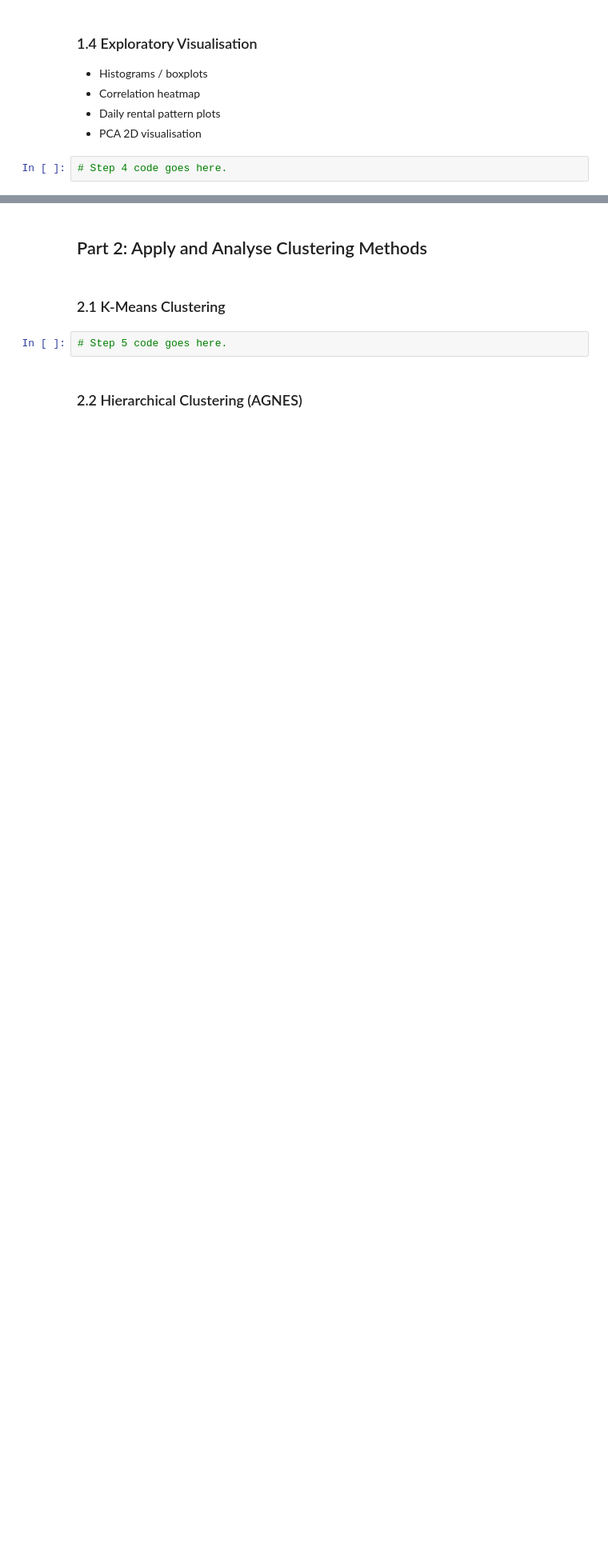
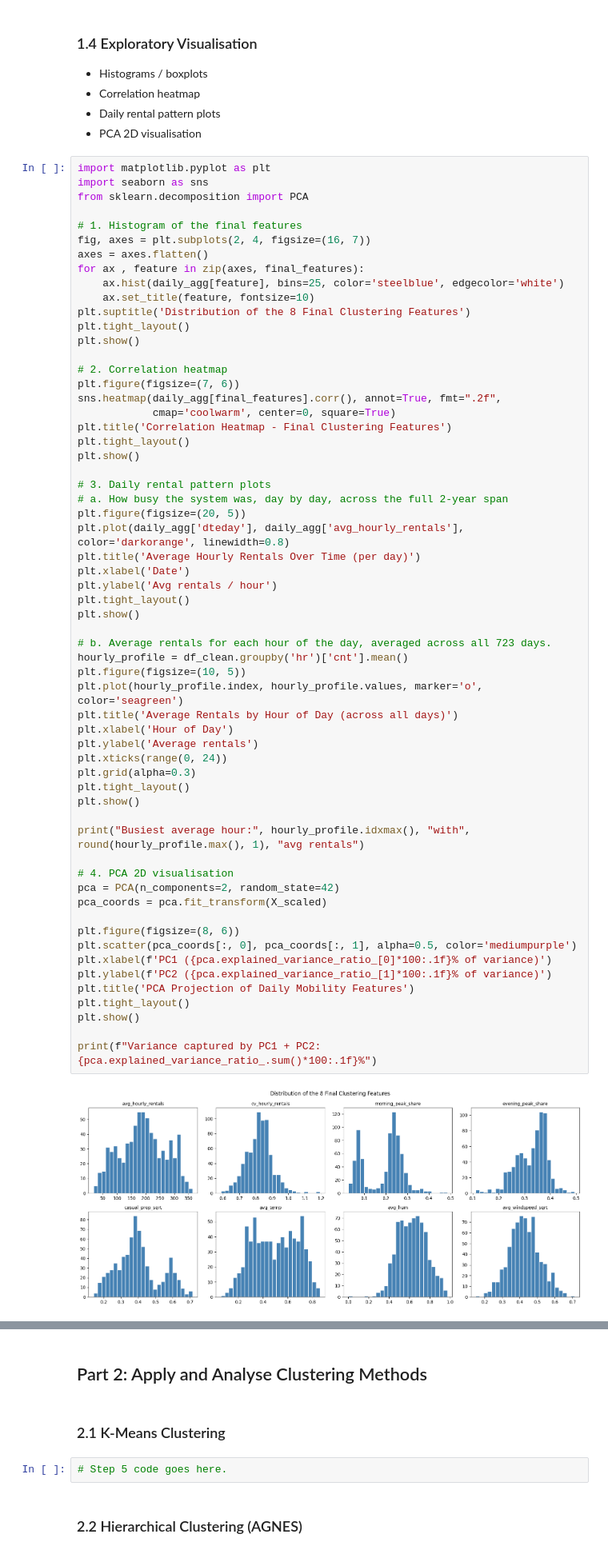
Before and after one commit to Tharumini03/bike-sharing-clustering, a Jupyter notebook: clustering_analysis.ipynb, the cells around one changed output, grey strips where cells are left out. Shown at 80% size. Drawn from its saved outputs; the diff is of its cells as text; blank space fills up the shorter version.

Commit message:
Step 4: histograms, correlation heatmap, rental patterns, PCA visualisation

```diff
--- a/clustering_analysis.ipynb
+++ b/clustering_analysis.ipynb
@@ -235,4 +234,64 @@ dtype: float64
 - Daily rental pattern plots
 - PCA 2D visualisation
 # %%
-# Step 4 code goes here.
+import matplotlib.pyplot as plt
+import seaborn as sns
+from sklearn.decomposition import PCA
+
+# 1. Histogram of the final features
+fig, axes = plt.subplots(2, 4, figsize=(16, 7))
+axes = axes.flatten()
+for ax , feature in zip(axes, final_features):
+    ax.hist(daily_agg[feature], bins=25, color='steelblue', edgecolor='white')
+    ax.set_title(feature, fontsize=10)
+plt.suptitle('Distribution of the 8 Final Clustering Features')
+plt.tight_layout()
+plt.show()
+
+# 2. Correlation heatmap
+plt.figure(figsize=(7, 6))
+sns.heatmap(daily_agg[final_features].corr(), annot=True, fmt=".2f",
+            cmap='coolwarm', center=0, square=True)
+plt.title('Correlation Heatmap - Final Clustering Features')
+plt.tight_layout()
+plt.show()
+
+# 3. Daily rental pattern plots
+# a. How busy the system was, day by day, across the full 2-year span
+plt.figure(figsize=(20, 5))
+plt.plot(daily_agg['dteday'], daily_agg['avg_hourly_rentals'], color='darkorange', linewidth=0.8)
+plt.title('Average Hourly Rentals Over Time (per day)')
+plt.xlabel('Date')
+plt.ylabel('Avg rentals / hour')
+plt.tight_layout()
+plt.show()
+
+# b. Average rentals for each hour of the day, averaged across all 723 days.
+hourly_profile = df_clean.groupby('hr')['cnt'].mean()
+plt.figure(figsize=(10, 5))
+plt.plot(hourly_profile.index, hourly_profile.values, marker='o', color='seagreen')
+plt.title('Average Rentals by Hour of Day (across all days)')
+plt.xlabel('Hour of Day')
+plt.ylabel('Average rentals')
+plt.xticks(range(0, 24))
+plt.grid(alpha=0.3)
+plt.tight_layout()
+plt.show()
+
+print("Busiest average hour:", hourly_profile.idxmax(), "with", round(hourly_profile.max(), 1), "avg rentals")
+
+# 4. PCA 2D visualisation
+pca = PCA(n_components=2, random_state=42)
+pca_coords = pca.fit_transform(X_scaled)
+
+plt.figure(figsize=(8, 6))
+plt.scatter(pca_coords[:, 0], pca_coords[:, 1], alpha=0.5, color='mediumpurple')
+plt.xlabel(f'PC1 ({pca.explained_variance_ratio_[0]*100:.1f}% of variance)')
+plt.ylabel(f'PC2 ({pca.explained_variance_ratio_[1]*100:.1f}% of variance)')
+plt.title('PCA Projection of Daily Mobility Features')
+plt.tight_layout()
+plt.show()
+
+print(f"Variance captured by PC1 + PC2: {pca.explained_variance_ratio_.sum()*100:.1f}%")
+# %% [output]
+[figure, added]
```
Also changed, not shown: parts of 2 cells of this notebook.
